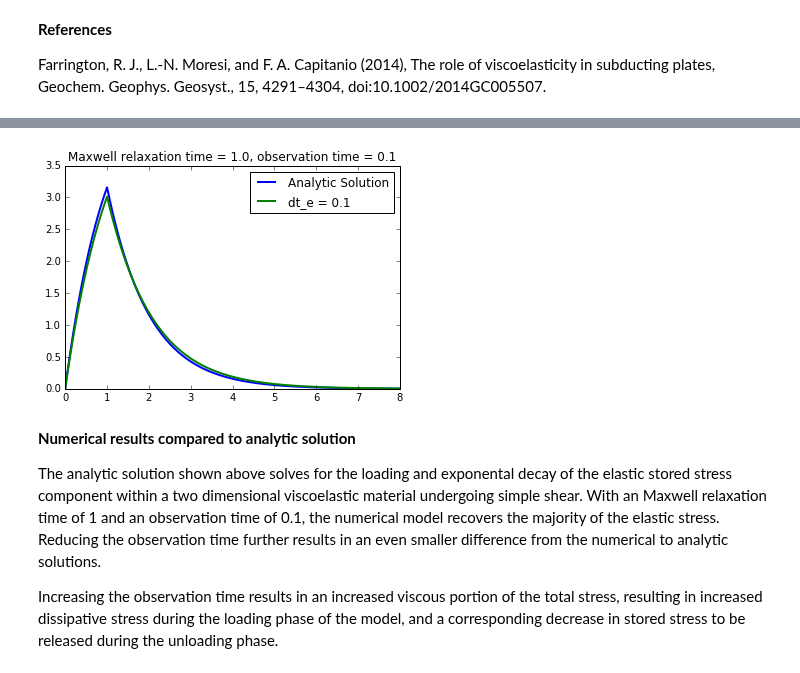
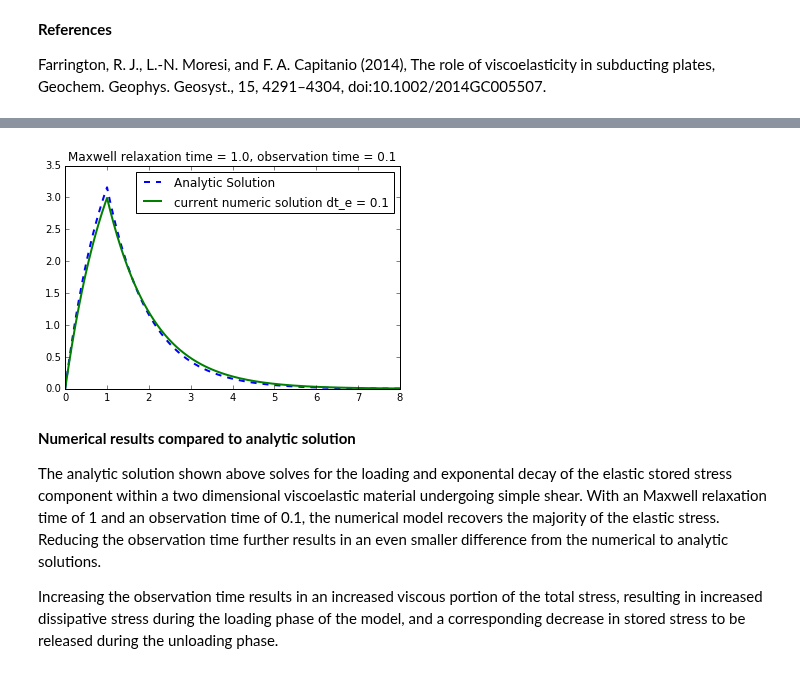
Before and after one commit to underworldcode/underworld2, a Jupyter notebook: docs/tutorials/ViscoelasticTutorial/020-Viscoelasticity-in-simple-shear.ipynb, the cells around one changed output, grey strips where cells are left out. Drawn from its saved outputs; the diff is of its cells as text; code cells hidden in the pictures.

```diff
--- a/docs/tutorials/ViscoelasticTutorial/020-Viscoelasticity-in-simple-shear.ipynb
+++ b/docs/tutorials/ViscoelasticTutorial/020-Viscoelasticity-in-simple-shear.ipynb
@@ -127,9 +140,9 @@ advector = uw.systems.SwarmAdvector( swarm=swarm, velocityField=velocityField, o
 def update():
     # Retrieve the maximum possible timestep for the advection system.
     dt = advector.get_max_dt()
-    # cap time step to 1/3 of the observation time
-    if dt > ( dt_e / 3. ):
-        dt = dt_e / 3.
+    # cap time step for observation time
+    if dt > ( dt_e / 10. ):
+        dt = dt_e / 10.   # dt_e/10 for time to coincide with maxShearTime
 
     # Advect using this timestep size.
     advector.integrate(dt)
@@ -149,32 +162,34 @@ step = 0
 maxShearTime = 1.    # max time for shearing velocity BC
 maxTime      = 10.
 
-nsteps       = int(maxTime/dt_e*3.)+1        # number of steps to reach maxTime
-velBCstep    = int(maxShearTime / (dt_e/3.)) # timestep of maxShearTime
-
 # save stress history for plotting
-tTracer           = np.zeros(nsteps)
-previousStress_xy = np.zeros(nsteps)
+tTracer           = []
+previousStress_xy = []
 # %%
 # main time stepping loop
 while time < maxTime :
     # output for analysis
-    tTracer[step] = time
+    tTracer.append(time)
 
     # keep record of the zeroth particle's shear stress...
     if comm.rank == 0:
-        previousStress_xy[step] = previousStress[2].evaluate(swarm)[0]
+        previousStress_xy.append(previousStress[2].evaluate(swarm)[0])
 
     # solve stokes problem
     solver.solve()
+
+    # save model data
+    if( comm.rank ==0):
+        with open(outputPath+'/Cantilever-FrequentOutput.dat','ab') as f:
+            np.savetxt(f, np.column_stack((step, time, previousStress_xy[step])), fmt='%.8e')
 
     # We are finished with current timestep, update.
     time, step = update()
 
     # change BC if time > 1.0, then watch stress decay
-    if step == velBCstep:
+    if time >= maxShearTime:
         for index in mesh.specialSets["MaxJ_VertexSet"]:
-            velocityField.data[index] = [0.0, 0.]
+            velocityField.data[index] = [0., 0.]
 # %%
 figMaterial.show()
 # %% [output]
@@ -198,17 +222,25 @@ for i in range(1,int(increment)):
 # %%
 # plot elastic stress portion of total stress & analytic solution
 if comm.rank == 0:
 
     pyplot.plot()
-    pyplot.plot(t, analyticSoln, label='Analytic Solution', lw=2)
-    pyplot.plot(tTracer, previousStress_xy, label='dt_e = '+str(dt_e), lw=2)
+    pyplot.plot(t, analyticSoln, label='Analytic Solution', lw=2, linestyle='--')
+
+#     # if plotting saved data for different observation time
+#     for name in modelList:
+#         fOutput = name
+#         data = np.loadtxt(fOutput, unpack=True )
+#         step1, time1, storesStress = data[0], data[1], data[2]
+#         pyplot.plot(time1, storesStress,  label='numeric '+name[19:49], linewidth=2)
+
+    pyplot.plot(tTracer, previousStress_xy, label='current numeric solution dt_e = '+str(dt_e), linewidth=2)
     pyplot.legend(loc='best')
     pyplot.axis([0, 8, 0, 3.5])
     pyplot.title('Maxwell relaxation time = 1.0, observation time = 0.1')
 
     pyplot.show()
 # %% [output]
-[figure, old version]
+[figure, new version]
 # %% [markdown]
 **Numerical results compared to analytic solution**
 
```
Also changed, not shown: parts of 4 cells of this notebook, 6 other files.
